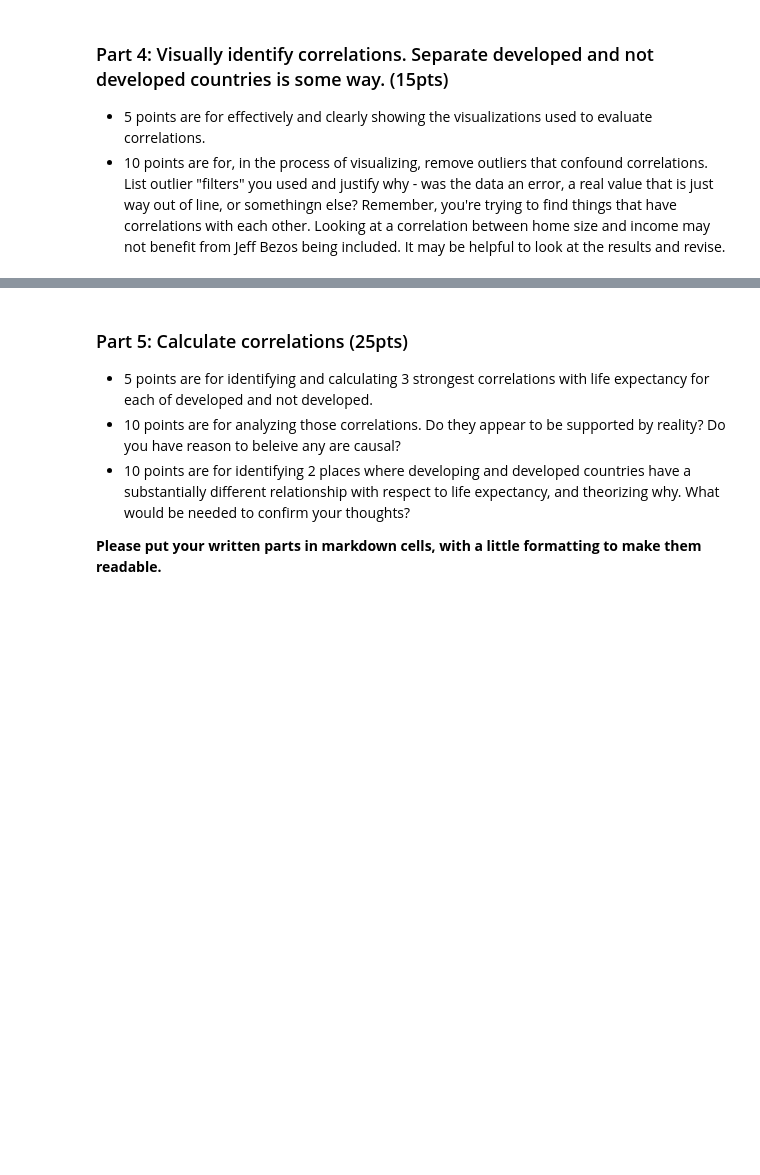
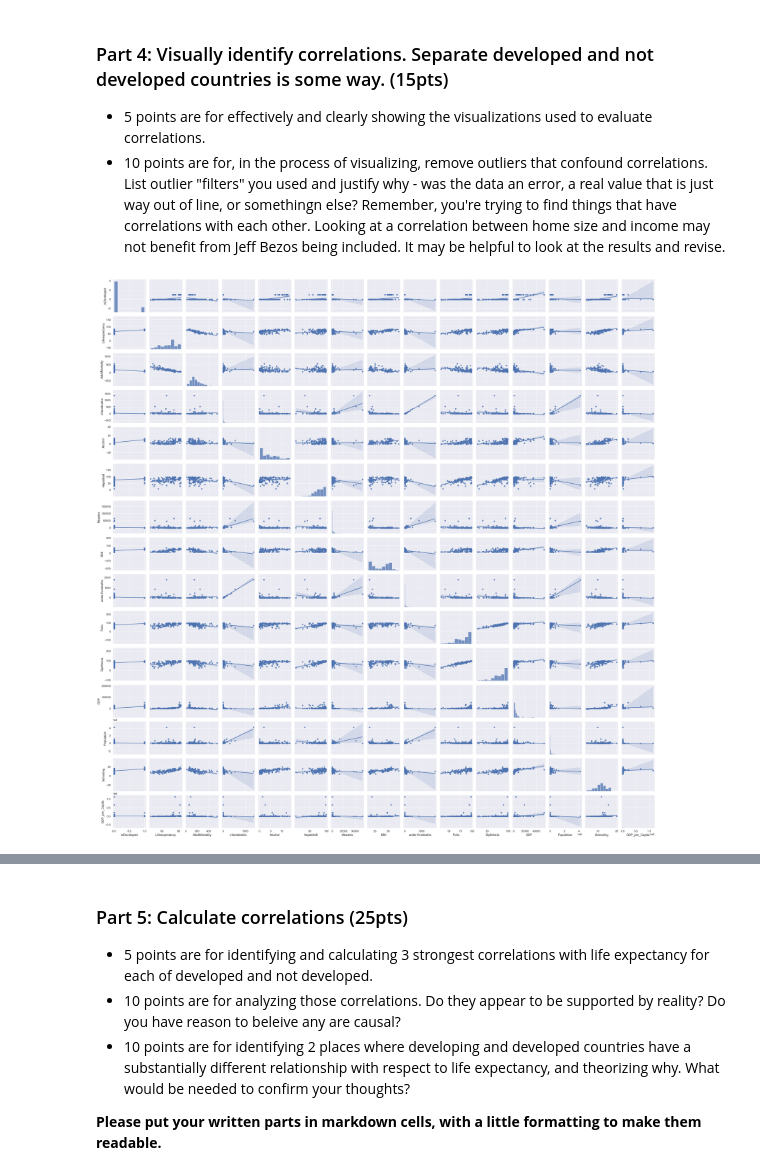
Before and after one commit to SidhST12/BSIP_Assignment_2_Students, a Jupyter notebook: stats_asn_2_start.ipynb, the cells around one changed output, grey strips where cells are left out. Saved outputs shown, nothing was run; the diff lists cells and outputs as text; code cells hidden in the pictures; blank space fills up the shorter version.

```diff
--- a/stats_asn_2_start.ipynb
+++ b/stats_asn_2_start.ipynb
@@ -541,0 +540,6 @@ sns.ecdfplot(data=scipy.stats.expon.rvs(size=100, scale=np.std(dfLE["GDP_per_Cap
+# %%
+#visualize correlation
+sns.pairplot(data=dfLE, kind="reg")
+plt.show()
+# %% [output]
+[figure, added]
```
Also changed, not shown: parts of 54 cells of this notebook.
